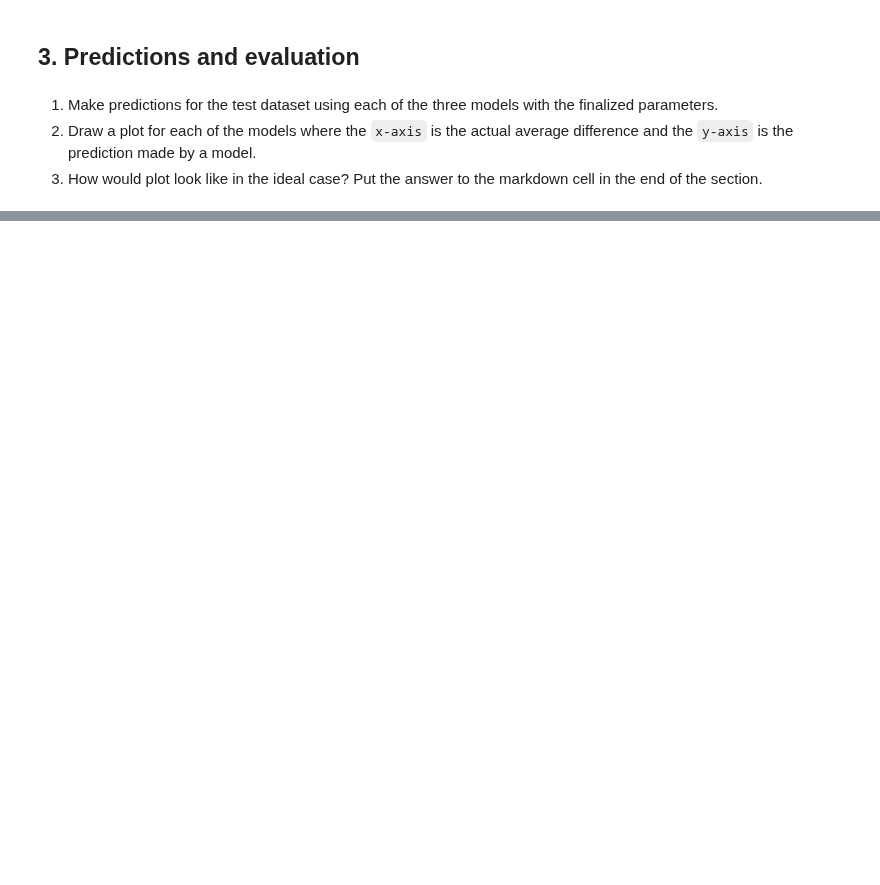
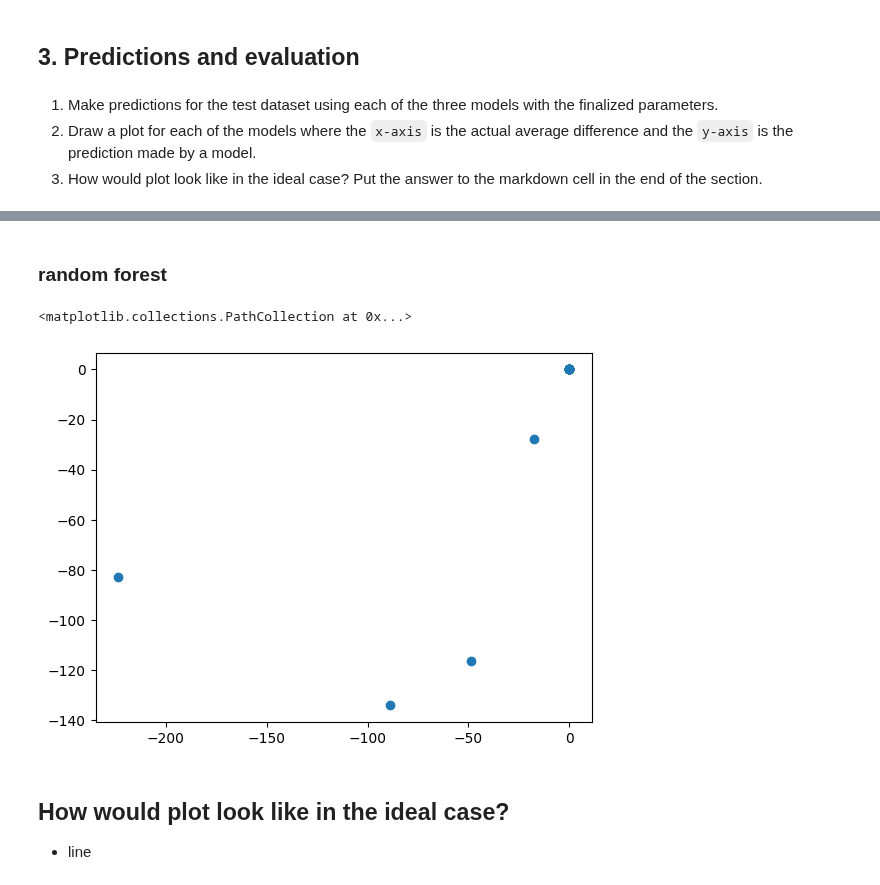
Before and after one commit to episode16/Py, a Jupyter notebook: DS_bootcamp/DS_Bootcamp.Day08-1-develop/src/ex04/04_regression.ipynb, the cells around one changed output, grey strips where cells are left out. Saved outputs shown, nothing was run; the diff lists cells and outputs as text; code cells hidden in the pictures; blank space fills up the shorter version.

```diff
--- a/DS_bootcamp/DS_Bootcamp.Day08-1-develop/src/ex04/04_regression.ipynb
+++ b/DS_bootcamp/DS_Bootcamp.Day08-1-develop/src/ex04/04_regression.ipynb
@@ -138,0 +180,17 @@ crossval(10, X_train, Y_train, model)
+# %% [markdown]
+### random forest
+# %%
+model = RandomForestRegressor()
+
+model.fit(X_train, y_train)
+predict = model.predict(X_test)
+
+plt.scatter(y_test, predict)
+plt.xlabel('actual average difference')
+plt.ylabel('prediction made by a model')
+# %% [output]
+<matplotlib.collections.PathCollection at 0x...>
+[figure, added]
+# %% [markdown]
+## How would plot look like in the ideal case?
+- line
```
Also changed, not shown: parts of 8 cells of this notebook.
